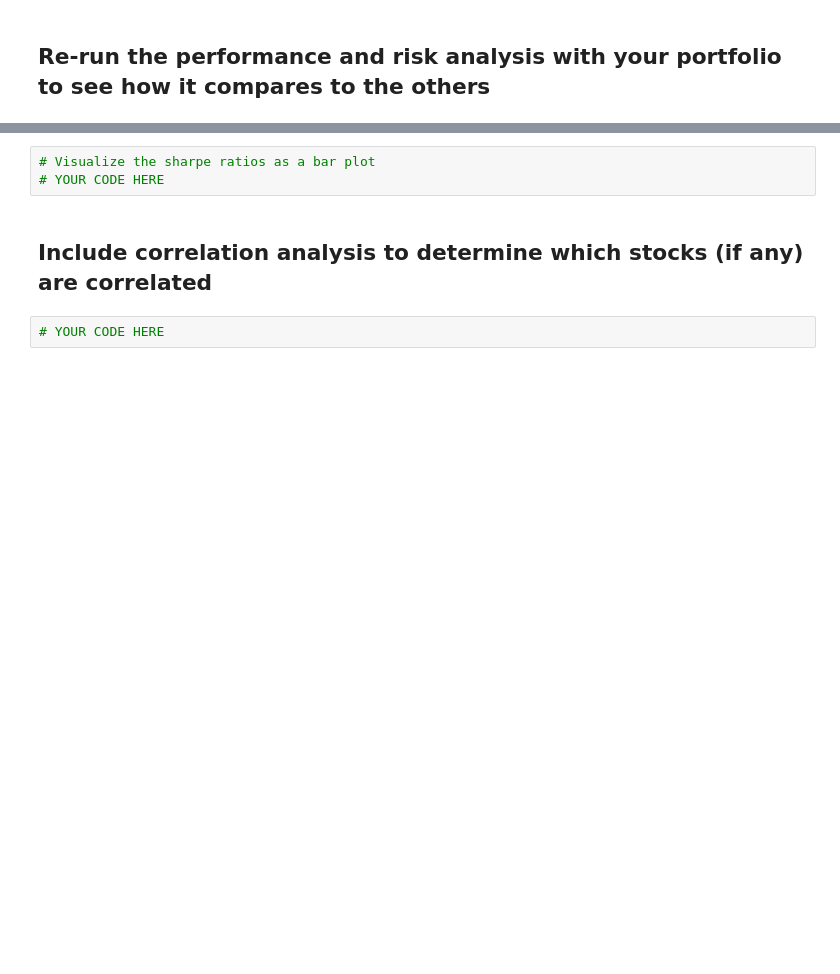
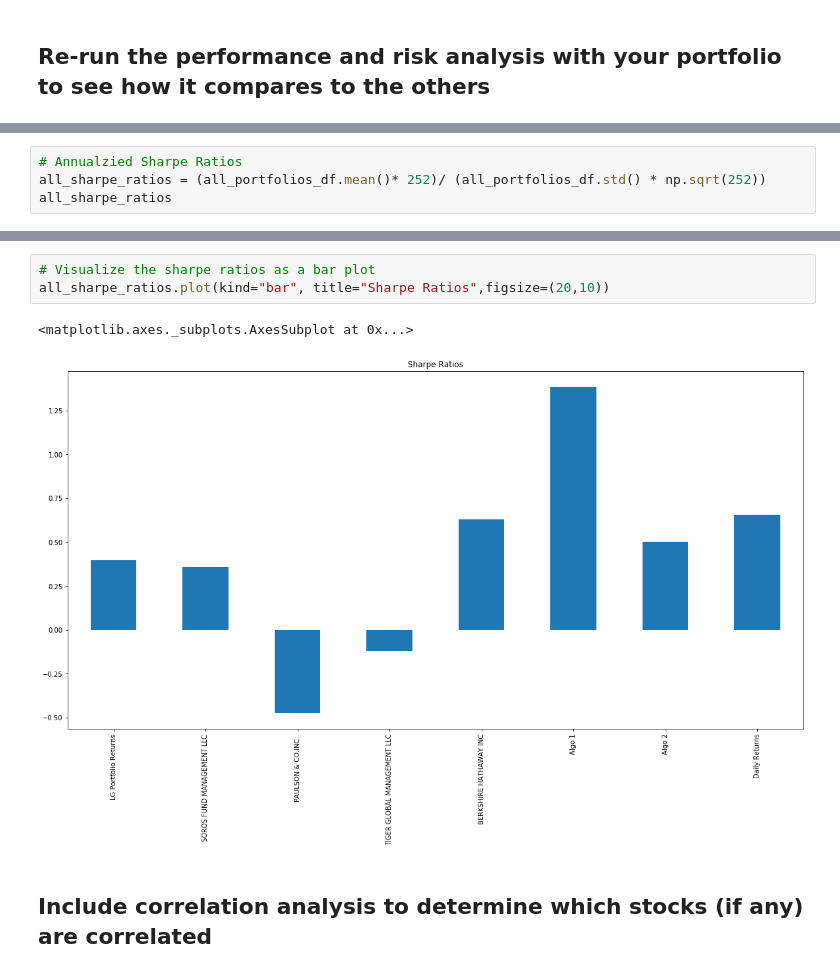
Before and after one commit to kitas91/Pandas, a Jupyter notebook: Portfolio Analysis.ipynb, the cells around one changed output, grey strips where cells are left out. Drawn from its saved outputs; the diff is of its cells as text; blank space fills up the shorter version.

```diff
--- a/Portfolio Analysis.ipynb
+++ b/Portfolio Analysis.ipynb
@@ -464,0 +560,4 @@ dtype: float64
+# %%
+# Annualzied Sharpe Ratios
+all_sharpe_ratios = (all_portfolios_df.mean()* 252)/ (all_portfolios_df.std() * np.sqrt(252))
+all_sharpe_ratios
@@ -465,7 +574,8 @@ dtype: float64
 # %%
 # Visualize the sharpe ratios as a bar plot
-# YOUR CODE HERE
+all_sharpe_ratios.plot(kind="bar", title="Sharpe Ratios",figsize=(20,10))
+# %% [output]
+<matplotlib.axes._subplots.AxesSubplot at 0x...>
+[figure, added]
 # %% [markdown]
 ## Include correlation analysis to determine which stocks (if any) are correlated
-# %%
-# YOUR CODE HERE
```
Also changed, not shown: parts of 26 cells of this notebook, 2 other files.
